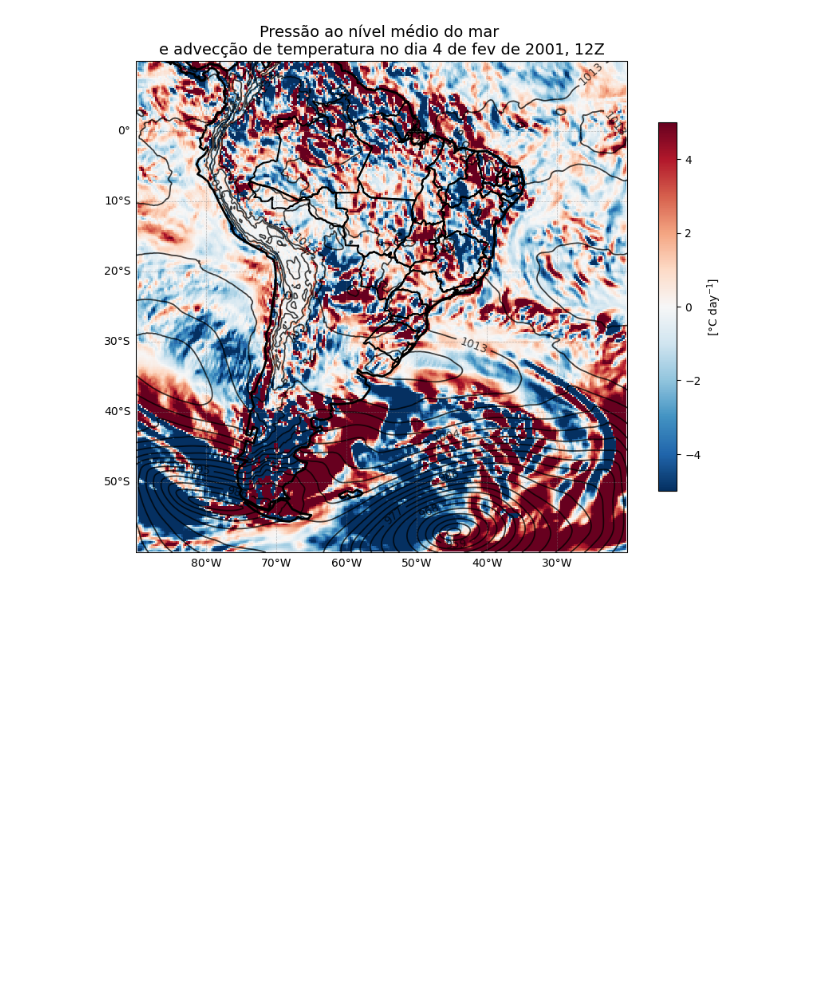
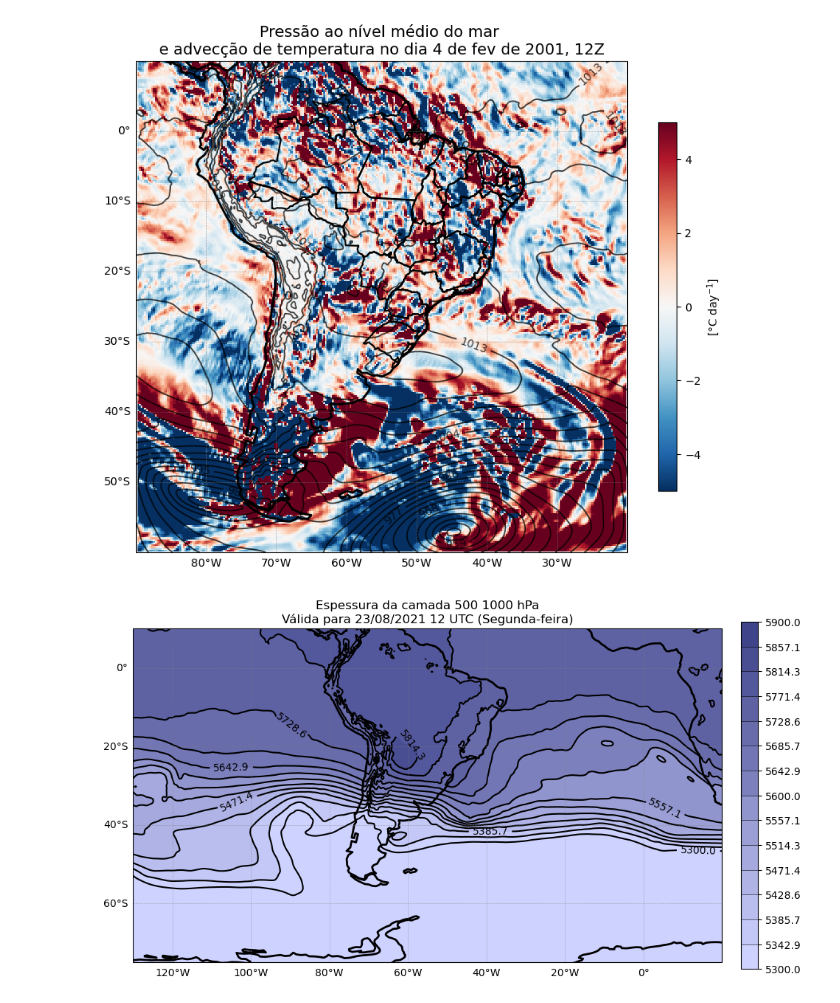
Before and after one commit to Lucashenris/campos_sinoticos, a Jupyter notebook: plot_campos_sinoticos.ipynb, the cells around one changed output. Drawn from its saved outputs; the diff is of its cells as text; code cells hidden in the pictures; blank space fills up the shorter version.

Commit message:
espessura

```diff
--- a/plot_campos_sinoticos.ipynb
+++ b/plot_campos_sinoticos.ipynb
@@ -147,3 +150,67 @@ ax.set_title('Pressão ao nível médio do mar \ne advecção de temperatura no
 plt.show()
 # %% [output]
 [figure]
+# %%
+import matplotlib.colors as mcolors
+
+ds = xr.open_dataset('geopotential_2021-08-23.nc')
+ds['hgpt'] = ds['z'] / 9.80665
+#selecionar somente os níveis 1000 e 500 no netcdf
+ds = ds.sel(level=[1000, 500])
+level_500 = ds['hgpt'].sel(level=500)
+level_1000 = ds['hgpt'].sel(level=1000)
+hgpt = level_500 - level_1000
+time = ds['time']
+lon, lat = np.meshgrid(hgpt.longitude, hgpt.latitude)
+
+fig = plt.figure(figsize=(11, 9))
+ax = plt.axes(projection=ccrs.PlateCarree())
+ax.set_extent([-130, 20, -75, 10], ccrs.PlateCarree())
+# ax.add_feature(cfeature.BORDERS, color='black', linewidth=2)
+ax.add_feature(cfeature.COASTLINE, color='black', linewidth=2)
+# ax.add_feature(cfeature.STATES.with_scale('50m'), linewidth=1.5)
+# ax.add_feature(cfeature.OCEAN, facecolor='lightblue')
+# ax.add_feature(cfeature.LAKES, alpha=1.0)
+# ax.add_feature(cfeature.LAND, facecolor='lightgray')
+
+gd = ax.gridlines(crs=ccrs.PlateCarree(), linestyle='--', color='gray', draw_labels=True, alpha=0.5, linewidth=0.5)
+gd.right_labels = False
+gd.top_labels = False
+
+#cores hexadecimais
+cor1 = '#ced2ff'
+cor2 = '#3f438a'
+
+#niveis de cores
+num_niveis = 15
+
+#criando um gradiente entre a cor 1 e a cor 2
+cores_intermediarias = mcolors.hex2color(cor1), mcolors.hex2color(cor2)
+
+#criando paleta de cores
+grad_cor = mcolors.LinearSegmentedColormap.from_list('grad_cor', cores_intermediarias, N=num_niveis)
+
+cbar_min = 5300  # Mínimo desejado
+cbar_max = 5900  # Máximo desejado
+
+levels = np.linspace(cbar_min, cbar_max, num=15)
+
+im = ax.contourf(lon, lat, np.clip(hgpt.isel(time=0), cbar_min, cbar_max),
+                 levels=levels, cmap=grad_cor, vmin=cbar_min, vmax=cbar_max,
+                 transform=ccrs.PlateCarree())
+
+isolinhas = ax.contour(lon, lat, hgpt.isel(time=0),
+                 levels=levels, colors='black', negative_linestyles='solid',
+                 linestyles='solid', transform=ccrs.PlateCarree())
+
+cbar = plt.colorbar(im, ax=ax, pad=0.03, fraction=0.033, shrink=0.68, drawedges=True, ticks=levels, cmap=grad_cor)
+cbar.ax.tick_params(labelsize=10)
+
+labels = ax.clabel(isolinhas, inline=1, fontsize=10, levels=levels[::2])
+
+plt.title('Espessura da camada 500 1000 hPa\nVálida para 23/08/2021 12 UTC (Segunda-feira)')
+
+plt.savefig('imagens/espessura_500-1000_hPa.png', dpi=300, bbox_inches='tight')
+plt.show()
+# %% [output]
+[figure, added]
```
Also changed, not shown: parts of 4 cells of this notebook, 9 other files.
